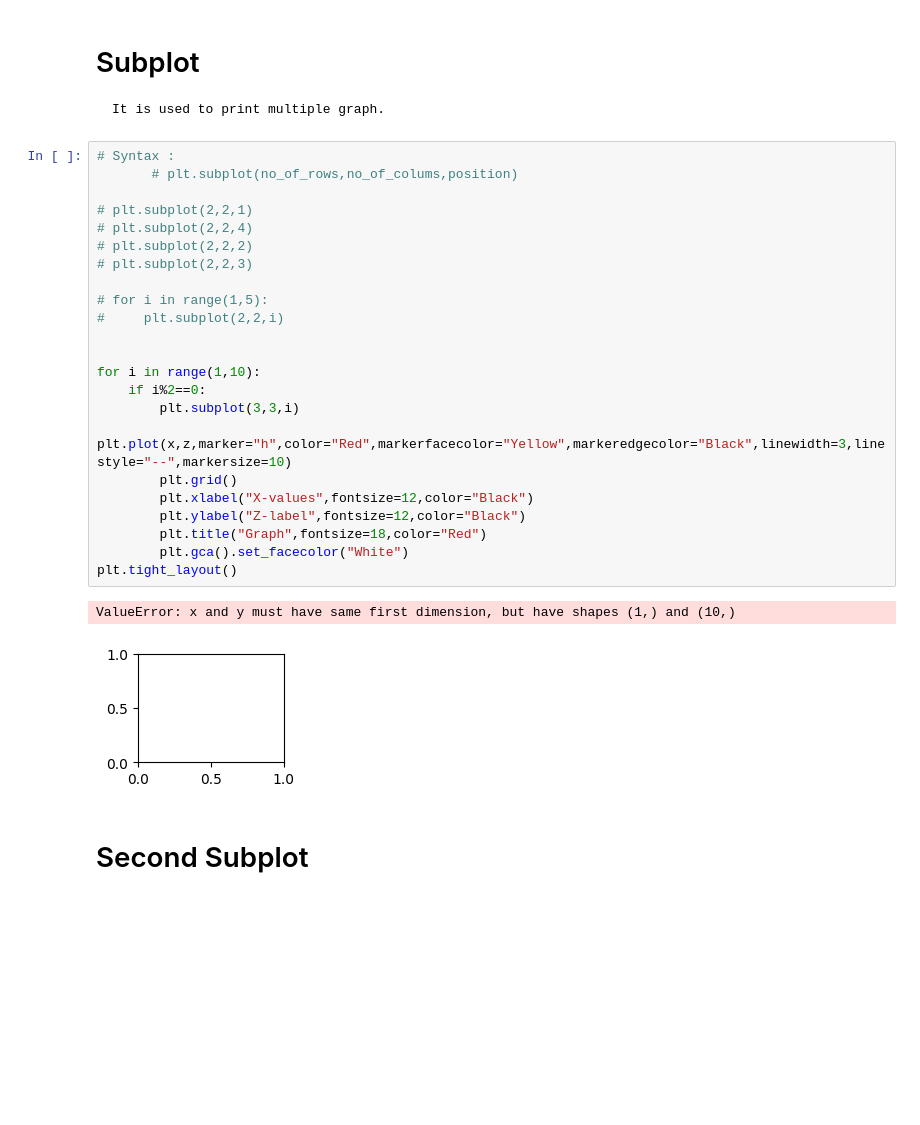
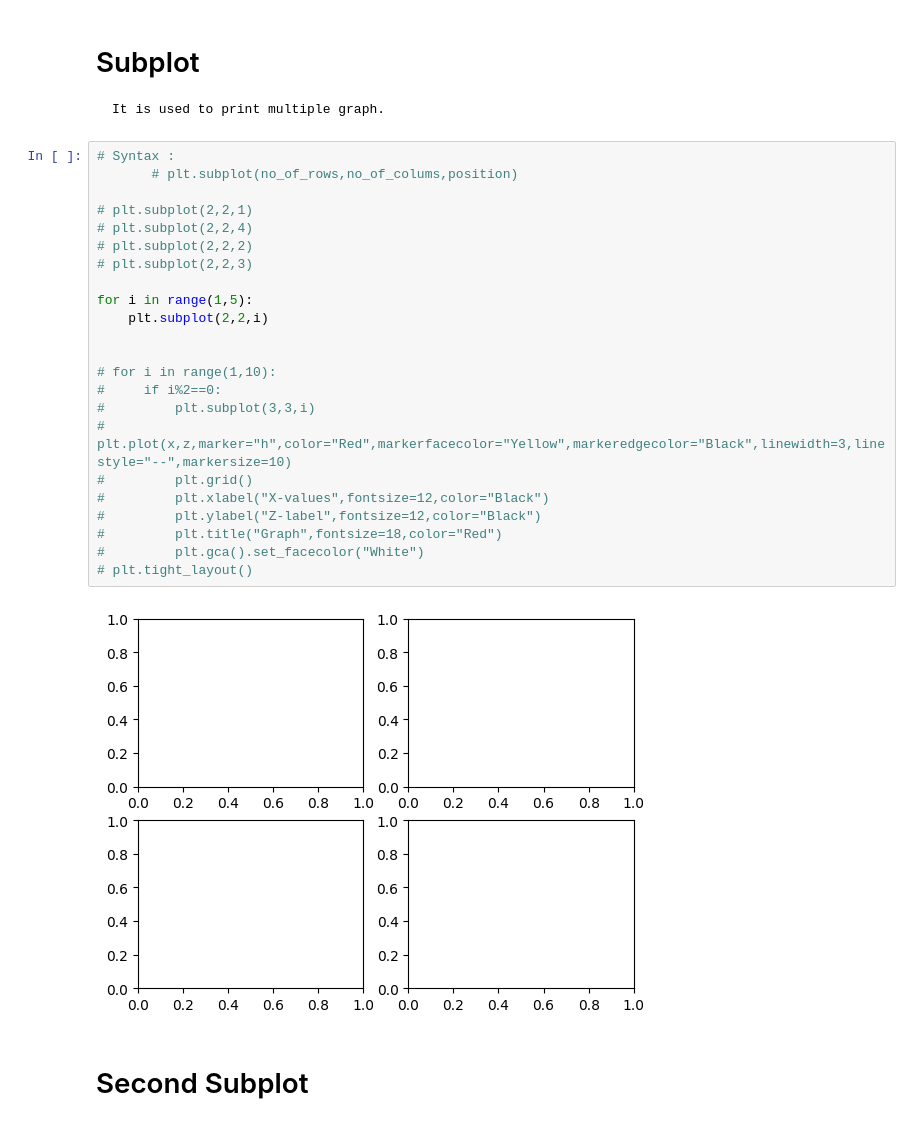
Before and after one commit to Amandeep006/QSPIDER-, a Jupyter notebook: pylab/mat.ipynb, the cells around one changed output. Drawn from its saved outputs; the diff is of its cells as text; blank space fills up the shorter version.

```diff
--- a/pylab/mat.ipynb
+++ b/pylab/mat.ipynb
@@ -100,29 +100,28 @@ plt.gca().set_facecolor("cyan")
 # %%
 # Syntax :
        # plt.subplot(no_of_rows,no_of_colums,position)
 
 # plt.subplot(2,2,1)
 # plt.subplot(2,2,4)
 # plt.subplot(2,2,2)
 # plt.subplot(2,2,3)
 
-# for i in range(1,5):
-#     plt.subplot(2,2,i)
+for i in range(1,5):
+    plt.subplot(2,2,i)
 
 
-for i in range(1,10):
-    if i%2==0:
-        plt.subplot(3,3,i)
-        plt.plot(x,z,marker="h",color="Red",markerfacecolor="Yellow",markeredgecolor="Black",linewidth=3,linestyle="--",markersize=10)
-        plt.grid()
-        plt.xlabel("X-values",fontsize=12,color="Black")
-        plt.ylabel("Z-label",fontsize=12,color="Black")
-        plt.title("Graph",fontsize=18,color="Red")
-        plt.gca().set_facecolor("White")
-plt.tight_layout()
+# for i in range(1,10):
+#     if i%2==0:
+#         plt.subplot(3,3,i)
+#         plt.plot(x,z,marker="h",color="Red",markerfacecolor="Yellow",markeredgecolor="Black",linewidth=3,linestyle="--",markersize=10)
+#         plt.grid()
+#         plt.xlabel("X-values",fontsize=12,color="Black")
+#         plt.ylabel("Z-label",fontsize=12,color="Black")
+#         plt.title("Graph",fontsize=18,color="Red")
+#         plt.gca().set_facecolor("White")
+# plt.tight_layout()
 # %% [output]
-ValueError: x and y must have same first dimension, but have shapes (1,) and (10,)
-[figure, old version]
+[figure, new version]
 # %% [markdown]
 # Second Subplot
 # %%
```
Also changed, not shown: parts of 2 cells of this notebook, 3 other files.
